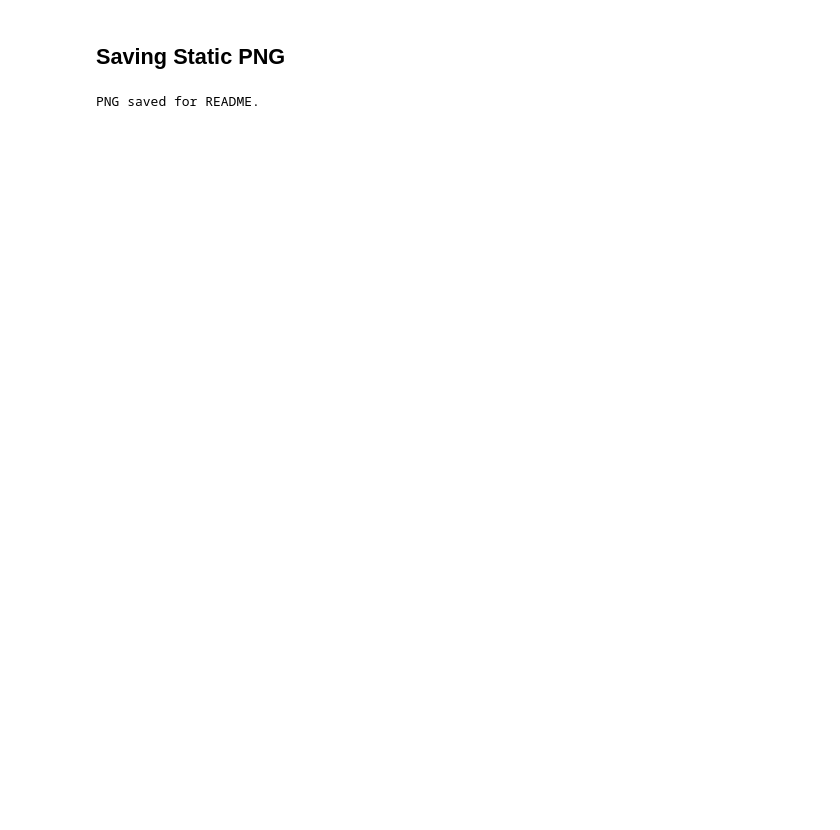
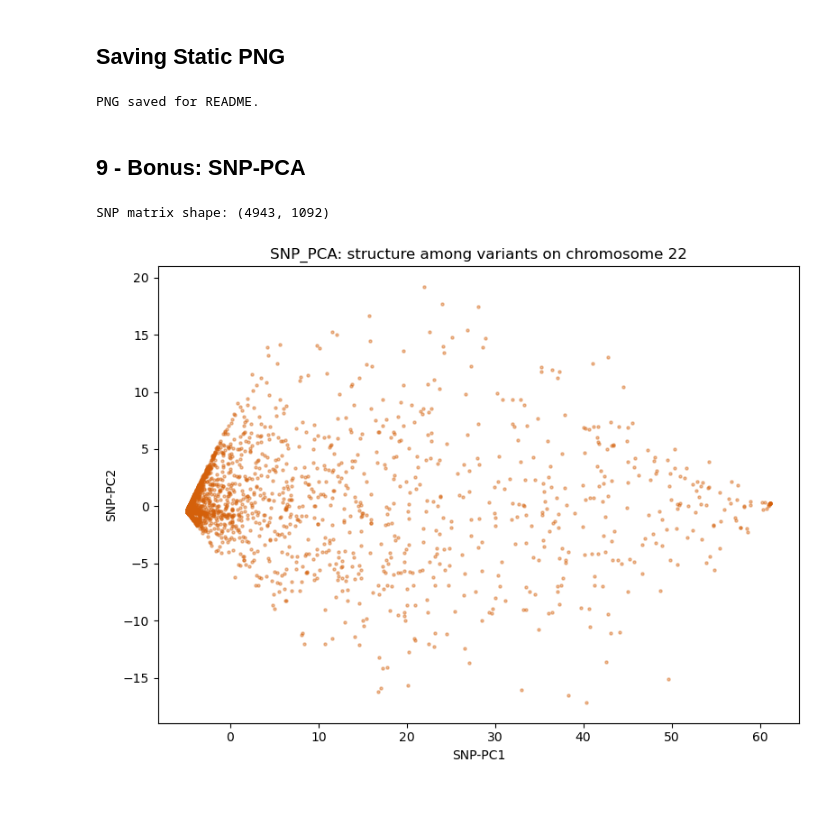
Before and after one commit to DrTim105/genes-and-geography, a Jupyter notebook: notebooks/02_visualise.ipynb, the cells around one changed output. Drawn from its saved outputs; the diff is of its cells as text; code cells hidden in the pictures; blank space fills up the shorter version.

Commit message:
Add SNP-PCA bonus side-quest: structure among variants on chr22

```diff
--- a/notebooks/02_visualise.ipynb
+++ b/notebooks/02_visualise.ipynb
@@ -169,3 +178,26 @@ with open('/Users/tim/bioinformatics-portfolio/01b-genes-and-geography/results/f
 print('PNG saved for README.')
 # %% [output]
 PNG saved for README.
+# %% [markdown]
+## 9 - Bonus: SNP-PCA
+# %%
+# Run PCA on the TRANSPOSED matrix (SNPs as rows)
+matrix_T = matrix.T
+print(f'SNP matrix shape: {matrix_T.shape}')
+
+pca_snps = decomposition.PCA(n_components=2)
+snp_coords = pca_snps.fit_transform(matrix_T)
+
+plt.figure(figsize=(8,6))
+plt.scatter(snp_coords[:, 0], snp_coords[:, 1],
+            s=5, alpha=0.4, color='#D4600A')
+plt.xlabel('SNP-PC1'); plt.ylabel('SNP-PC2')
+plt.title('SNP_PCA: structure among variants on chromosome 22')
+plt.tight_layout()
+plt.savefig('/Users/tim/bioinformatics-portfolio/01b-genes-and-geography/results/figures/snp_pca.png', dpi=150)
+plt.show()
+# %% [output]
+SNP matrix shape: (4943, 1092)
+[figure, added]
+# %% [markdown]
+##
```
Also changed, not shown: parts of 2 cells of this notebook, 1 other file.
